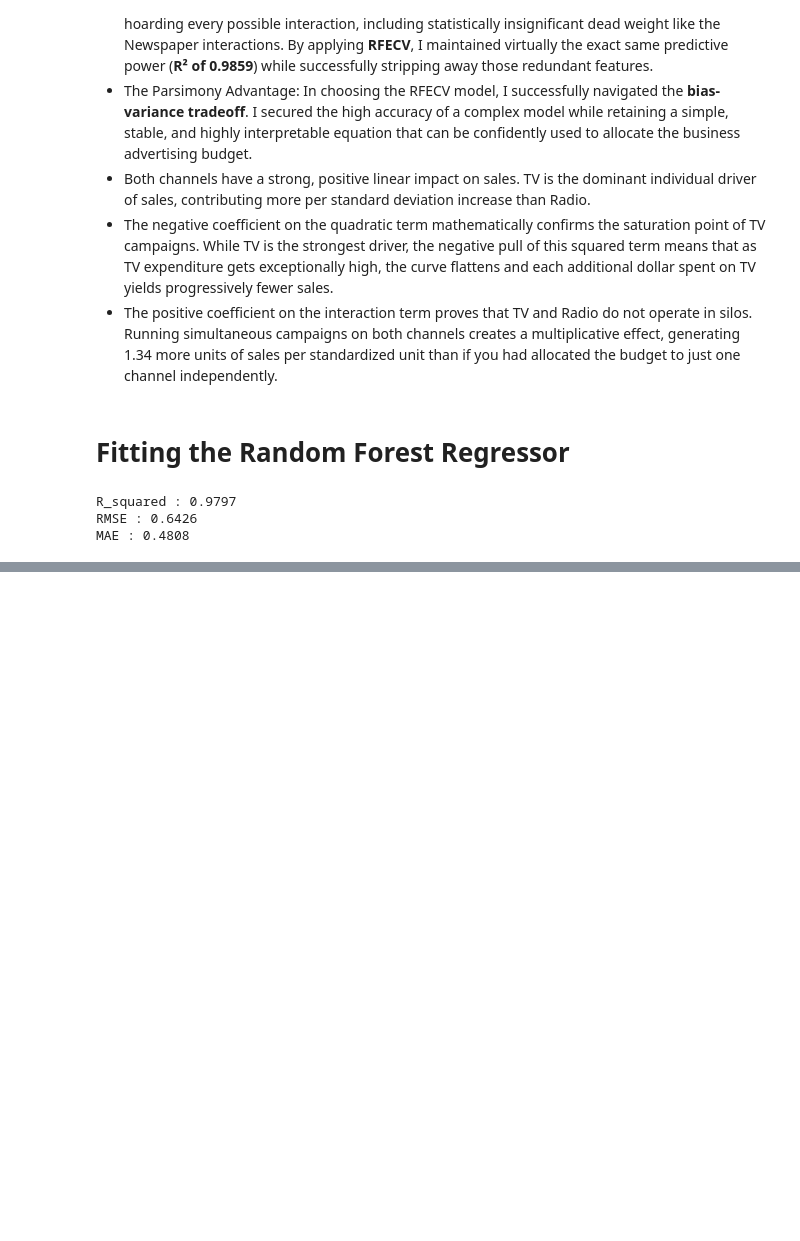
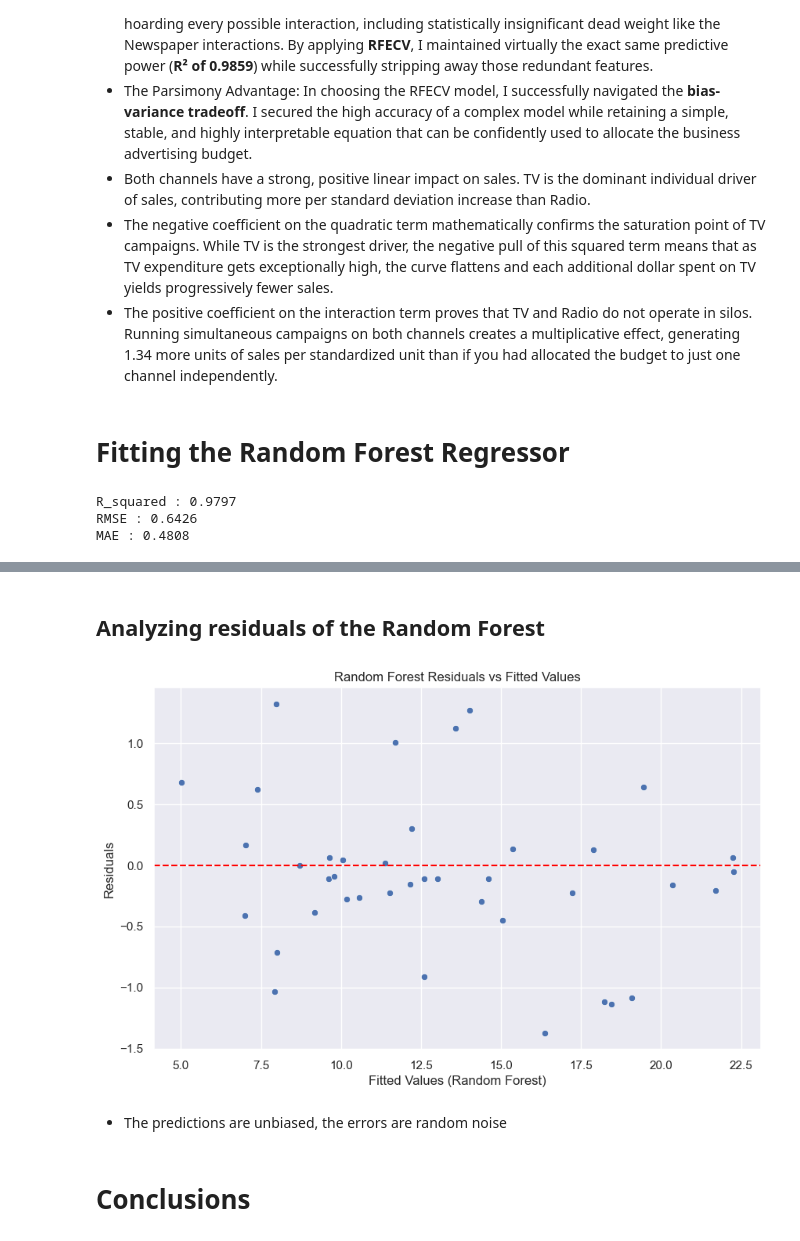
Before and after one commit to kjkyagambiddwa/OIBSIP, a Jupyter notebook: DataScience-Task5-SalesPrediction/Sales_Prediction.ipynb, the cells around one changed output, grey strips where cells are left out. Drawn from its saved outputs; the diff is of its cells as text; code cells hidden in the pictures; blank space fills up the shorter version.

```diff
--- a/DataScience-Task5-SalesPrediction/Sales_Prediction.ipynb
+++ b/DataScience-Task5-SalesPrediction/Sales_Prediction.ipynb
@@ -601,0 +724,18 @@ MAE : 0.4808
+# %% [markdown]
+## Analyzing residuals of the Random Forest
+# %%
+rf_residuals = y_test - best_rf_pred
+
+plt.figure(figsize=(10, 6))
+sns.scatterplot(x=best_rf_pred, y=rf_residuals)
+plt.axhline(0, color="red", linestyle="--")
+plt.xlabel("Fitted Values (Random Forest)")
+plt.ylabel("Residuals")
+plt.title("Random Forest Residuals vs Fitted Values")
+plt.show()
+# %% [output]
+[figure, added]
+# %% [markdown]
+- The predictions are unbiased, the errors are random noise
+# %% [markdown]
+# Conclusions
```
Also changed, not shown: parts of 20 cells of this notebook.
